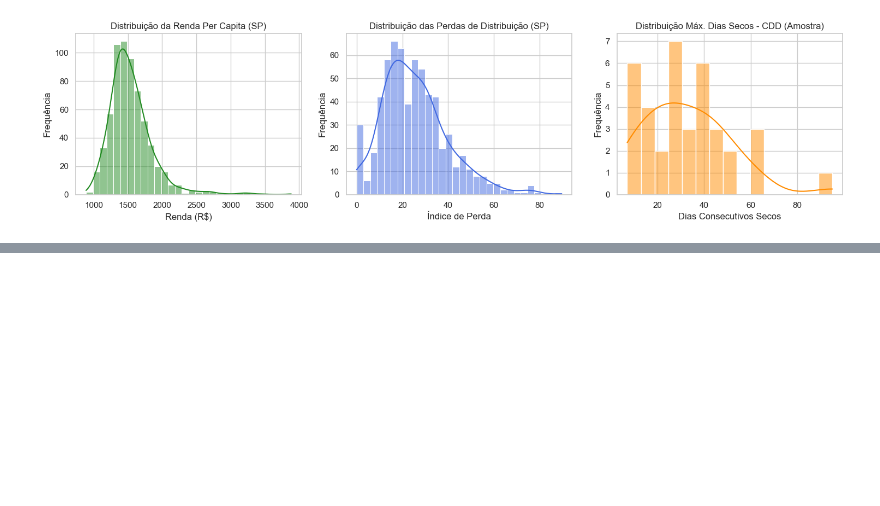
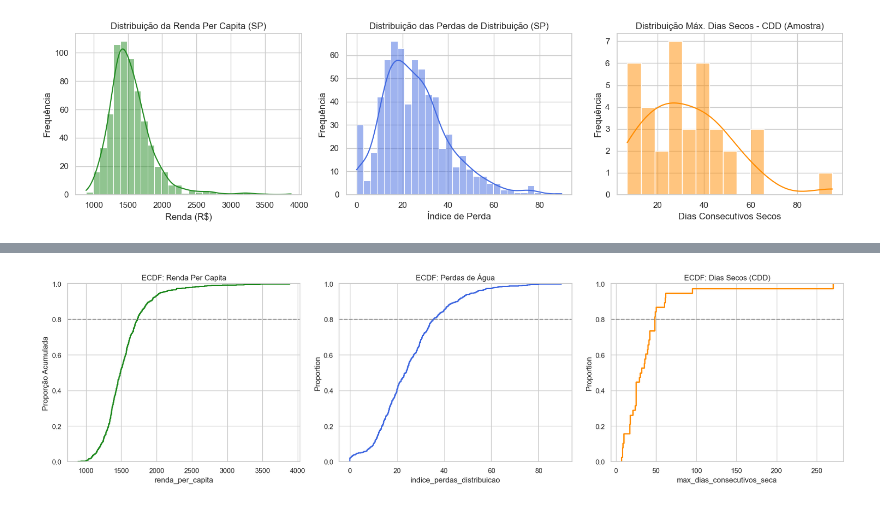
Before and after one commit to DuAlmeida995/clusterizacao-urbana, a Jupyter notebook: dados/tratamento.ipynb, the cells around one changed output, grey strips where cells are left out. Cells and saved outputs as stored; diff of their text form; code cells hidden in the pictures; blank space fills up the shorter version.

```diff
--- a/dados/tratamento.ipynb
+++ b/dados/tratamento.ipynb
@@ -284,0 +312,23 @@ Name: max_dias_consecutivos_seca, dtype: float64
+# %%
+fig, axes = plt.subplots(1, 3, figsize=(18, 5))
+
+# ECDF Renda
+sns.ecdfplot(data=df_renda, x='renda_per_capita', ax=axes[0], color='forestgreen', lw=2)
+axes[0].set_title('ECDF: Renda Per Capita')
+axes[0].set_ylabel('Proporção Acumulada')
+axes[0].axhline(0.8, color='gray', linestyle='--', alpha=0.7) # Linha marcando os 80%
+
+# ECDF Perdas
+sns.ecdfplot(data=df_agua, x='indice_perdas_distribuicao', ax=axes[1], color='royalblue', lw=2)
+axes[1].set_title('ECDF: Perdas de Água')
+axes[1].axhline(0.8, color='gray', linestyle='--', alpha=0.7)
+
+# ECDF Clima
+sns.ecdfplot(data=df_clima, x='max_dias_consecutivos_seca', ax=axes[2], color='darkorange', lw=2)
+axes[2].set_title('ECDF: Dias Secos (CDD)')
+axes[2].axhline(0.8, color='gray', linestyle='--', alpha=0.7)
+
+plt.tight_layout()
+plt.show()
+# %% [output]
+[figure, added]
```
Also changed, not shown: parts of 8 cells of this notebook.
